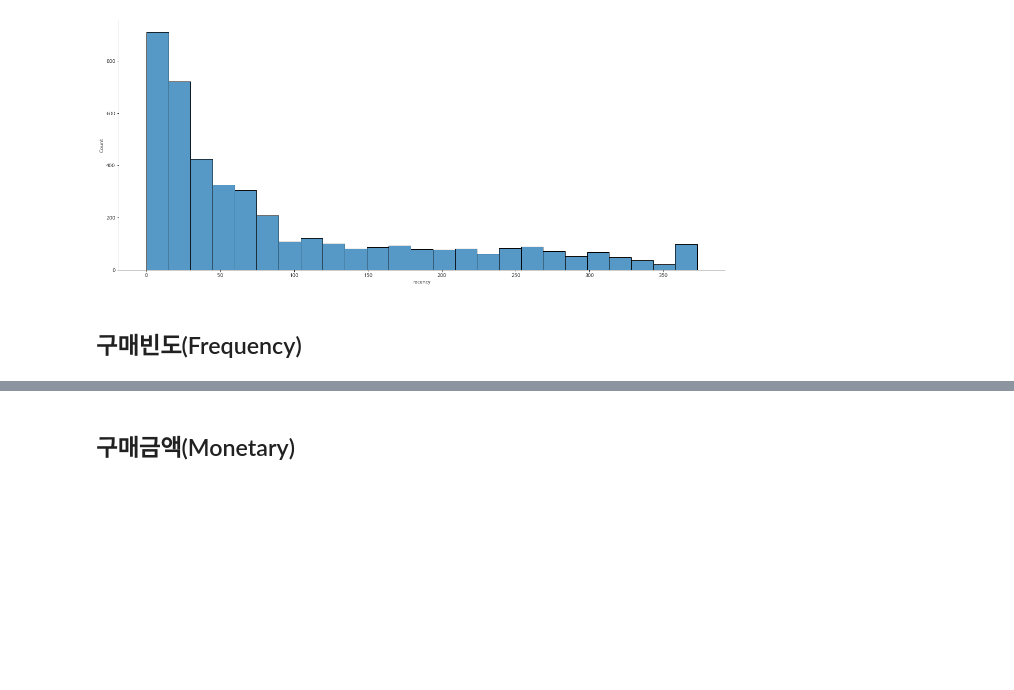
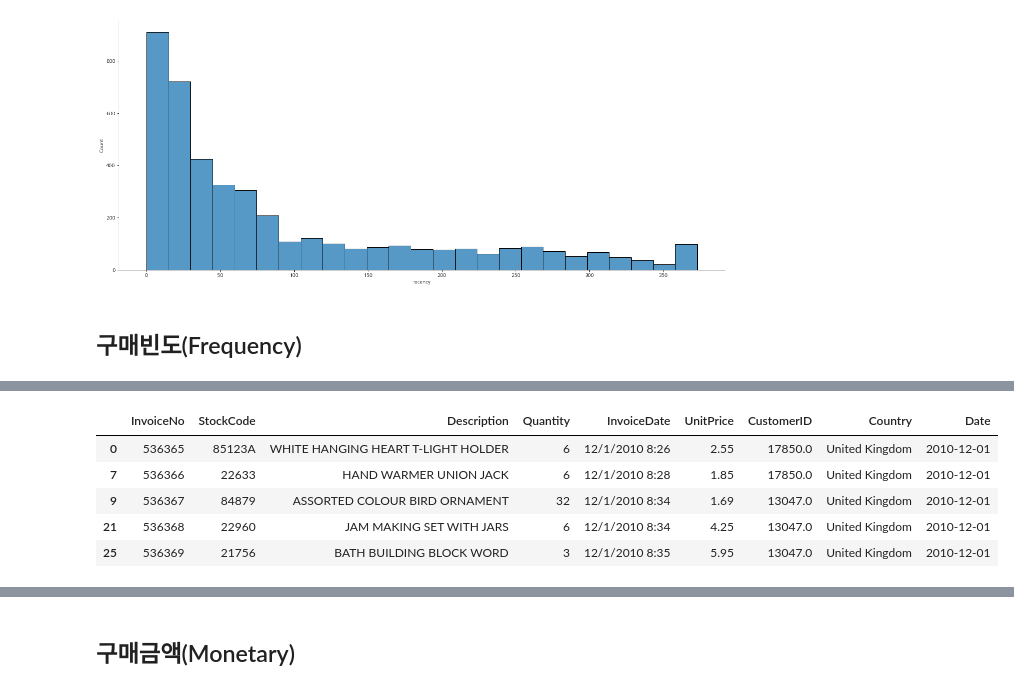
Before and after one commit to seonydg/ml-development-of-e-commerce-purchase-indicators, a Jupyter notebook: development-of-e-commerce-purchase-indicators.ipynb, the cells around one changed output, grey strips where cells are left out. Drawn from its saved outputs; the diff is of its cells as text; code cells hidden in the pictures; blank space fills up the shorter version.

```diff
--- a/development-of-e-commerce-purchase-indicators.ipynb
+++ b/development-of-e-commerce-purchase-indicators.ipynb
@@ -292,0 +303,10 @@ plt.show()
+# %%
+frequency_df = df.drop_duplicates(subset=['CustomerID', 'InvoiceNo'], keep='first')
+frequency_df.head()
+# %% [output]
+|  | InvoiceNo | StockCode | Description | Quantity | InvoiceDate | UnitPrice | CustomerID | Country | Date |
+| 0 | 536365 | 85123A | WHITE HANGING HEART T-LIGHT HOLDER | 6 | 12/1/2010 8:26 | 2.55 | 17850.0 | United Kingdom | 2010-12-01 |
+| 7 | 536366 | 22633 | HAND WARMER UNION JACK | 6 | 12/1/2010 8:28 | 1.85 | 17850.0 | United Kingdom | 2010-12-01 |
+| 9 | 536367 | 84879 | ASSORTED COLOUR BIRD ORNAMENT | 32 | 12/1/2010 8:34 | 1.69 | 13047.0 | United Kingdom | 2010-12-01 |
+| 21 | 536368 | 22960 | JAM MAKING SET WITH JARS | 6 | 12/1/2010 8:34 | 4.25 | 13047.0 | United Kingdom | 2010-12-01 |
+| 25 | 536369 | 21756 | BATH BUILDING BLOCK WORD | 3 | 12/1/2010 8:35 | 5.95 | 13047.0 | United Kingdom | 2010-12-01 |
```
Also changed, not shown: parts of 11 cells of this notebook.
